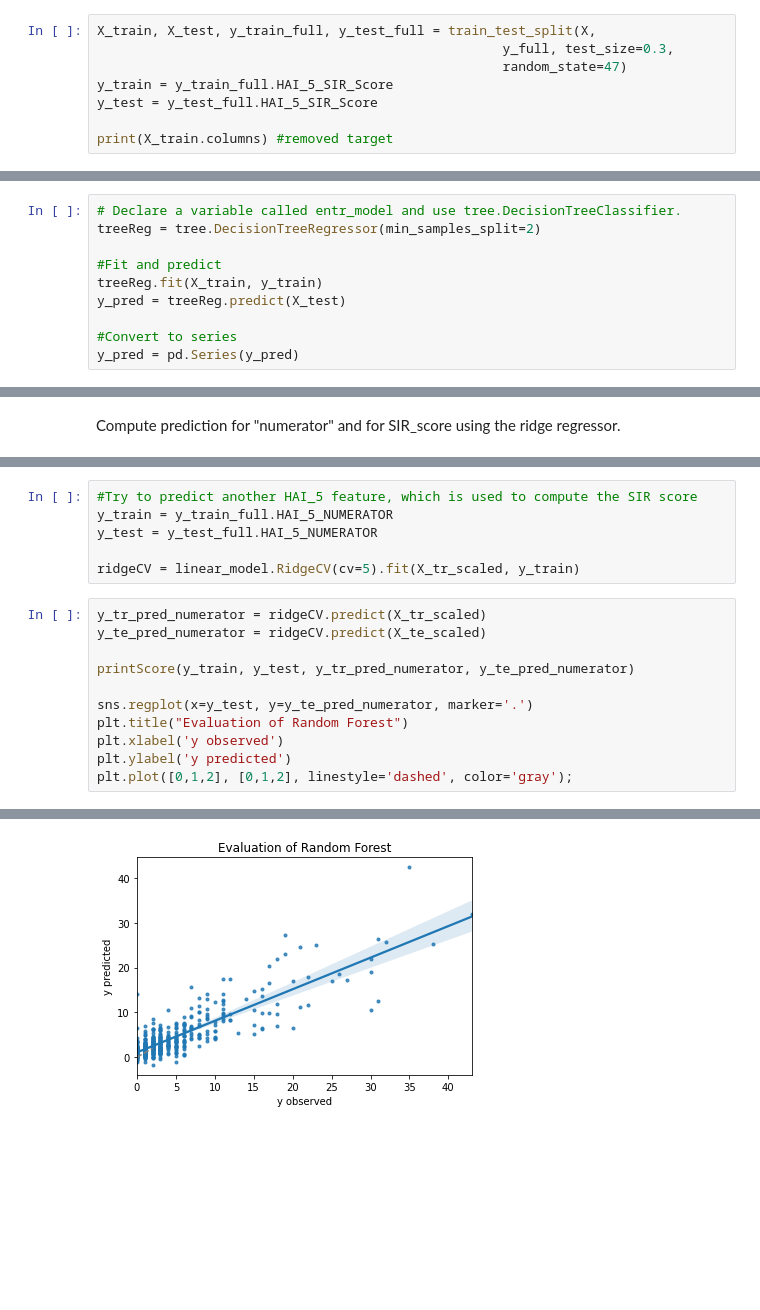
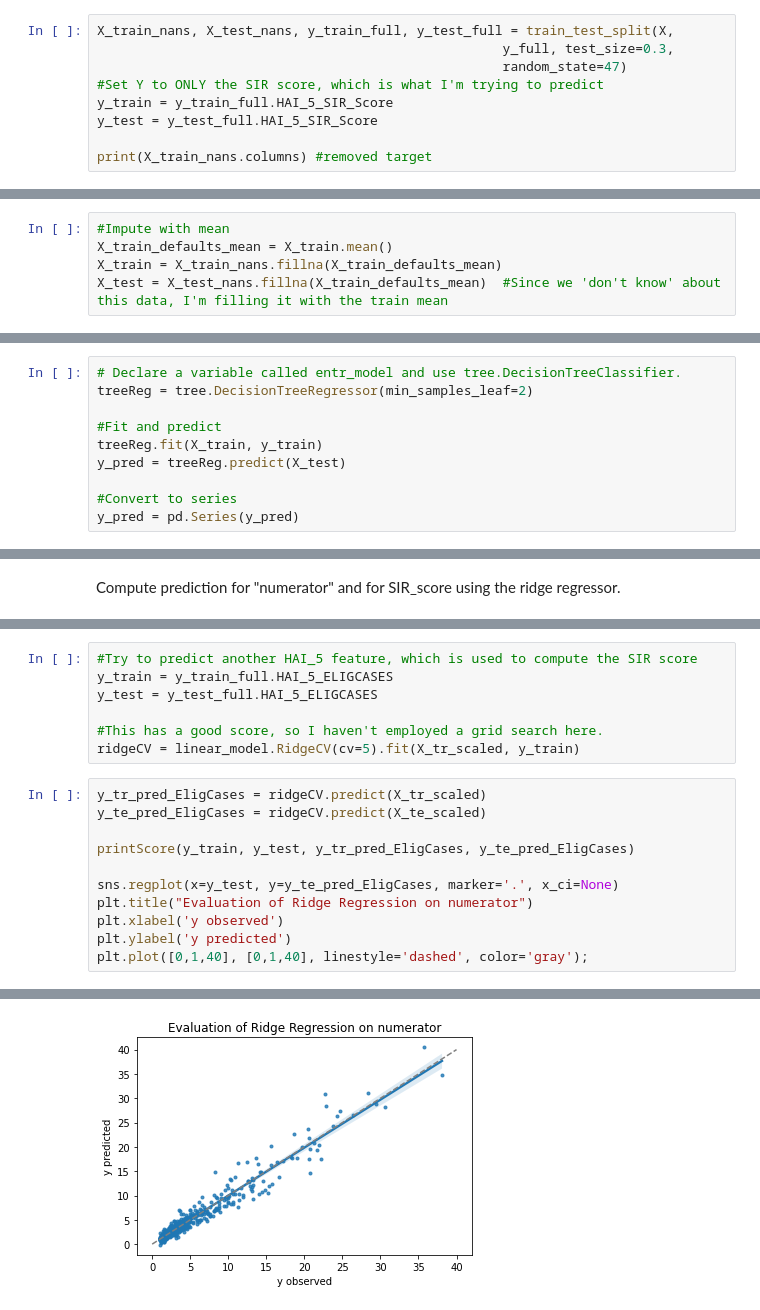
Before and after one commit to rejexx/Predicting_infection, a Jupyter notebook: 03_Preprocessing_and_Modeling.ipynb, the cells around one changed output, grey strips where cells are left out. Cells and saved outputs as stored; diff of their text form; blank space fills up the shorter version.

```diff
--- a/03_Preprocessing_and_Modeling.ipynb
+++ b/03_Preprocessing_and_Modeling.ipynb
@@ -97,11 +123,12 @@ X = X.fillna(X_defaults_mean)
 # %%
-X_train, X_test, y_train_full, y_test_full = train_test_split(X,
+X_train_nans, X_test_nans, y_train_full, y_test_full = train_test_split(X,
                                                     y_full, test_size=0.3,
                                                     random_state=47)
+#Set Y to ONLY the SIR score, which is what I'm trying to predict
 y_train = y_train_full.HAI_5_SIR_Score
 y_test = y_test_full.HAI_5_SIR_Score
 
-print(X_train.columns) #removed target
+print(X_train_nans.columns) #removed target
 # %% [output]
 Index(['HAI_1_DOPC', 'HAI_1_ELIGCASES', 'HAI_1_NUMERATOR', 'HAI_1_SIR_Score',
        'HAI_2_DOPC', 'HAI_2_ELIGCASES', 'HAI_2_NUMERATOR', 'HAI_2_SIR_Score',
@@ -122,3 +152,8 @@ Index(['HAI_1_DOPC', 'HAI_1_ELIGCASES', 'HAI_1_NUMERATOR', 'HAI_1_SIR_Score',
       dtype='object')
+# %%
+#Impute with mean
+X_train_defaults_mean = X_train.mean()
+X_train = X_train_nans.fillna(X_train_defaults_mean)
+X_test = X_test_nans.fillna(X_train_defaults_mean)  #Since we 'don't know' about this data, I'm filling it with the train mean
 # %% [markdown]
 ## Decision tree
@@ -125,6 +173,6 @@ Index(['HAI_1_DOPC', 'HAI_1_ELIGCASES', 'HAI_1_NUMERATOR', 'HAI_1_SIR_Score',
 # %%
 # Declare a variable called entr_model and use tree.DecisionTreeClassifier.
-treeReg = tree.DecisionTreeRegressor(min_samples_split=2)
+treeReg = tree.DecisionTreeRegressor(min_samples_leaf=2)
 
 #Fit and predict
 treeReg.fit(X_train, y_train)
@@ -263,18 +426,19 @@ Index(['HAI_5_DOPC', 'HAI_5_ELIGCASES', 'HAI_5_NUMERATOR', 'HAI_5_SIR_Score'], d
 # %%
 #Try to predict another HAI_5 feature, which is used to compute the SIR score
-y_train = y_train_full.HAI_5_NUMERATOR
-y_test = y_test_full.HAI_5_NUMERATOR
+y_train = y_train_full.HAI_5_ELIGCASES
+y_test = y_test_full.HAI_5_ELIGCASES
 
+#This has a good score, so I haven't employed a grid search here.
 ridgeCV = linear_model.RidgeCV(cv=5).fit(X_tr_scaled, y_train)
 # %%
-y_tr_pred_numerator = ridgeCV.predict(X_tr_scaled)
-y_te_pred_numerator = ridgeCV.predict(X_te_scaled)
+y_tr_pred_EligCases = ridgeCV.predict(X_tr_scaled)
+y_te_pred_EligCases = ridgeCV.predict(X_te_scaled)
 
-printScore(y_train, y_test, y_tr_pred_numerator, y_te_pred_numerator)
+printScore(y_train, y_test, y_tr_pred_EligCases, y_te_pred_EligCases)
 
-sns.regplot(x=y_test, y=y_te_pred_numerator, marker='.')
-plt.title("Evaluation of Random Forest")
+sns.regplot(x=y_test, y=y_te_pred_EligCases, marker='.', x_ci=None)
+plt.title("Evaluation of Ridge Regression on numerator")
 plt.xlabel('y observed')
 plt.ylabel('y predicted')
-plt.plot([0,1,2], [0,1,2], linestyle='dashed', color='gray');
+plt.plot([0,1,40], [0,1,40], linestyle='dashed', color='gray');
 # %% [output]
@@ -284 +448 @@ median_mae,  train, test [2.98553592 3.19492187]
-[figure, old version]
+[figure, new version]
```
Also changed, not shown: parts of 47 cells of this notebook.
